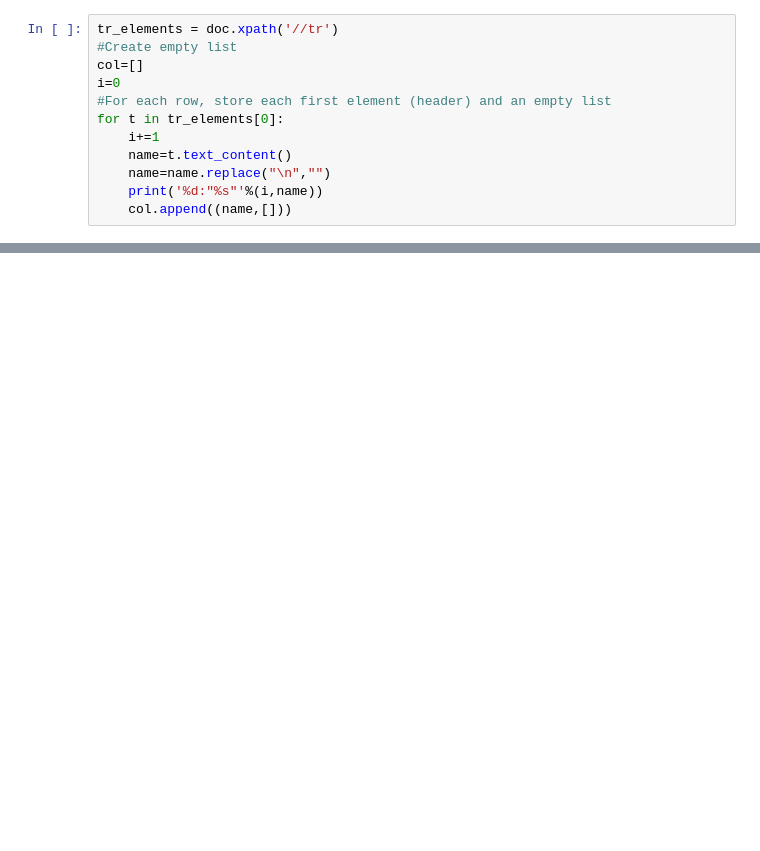
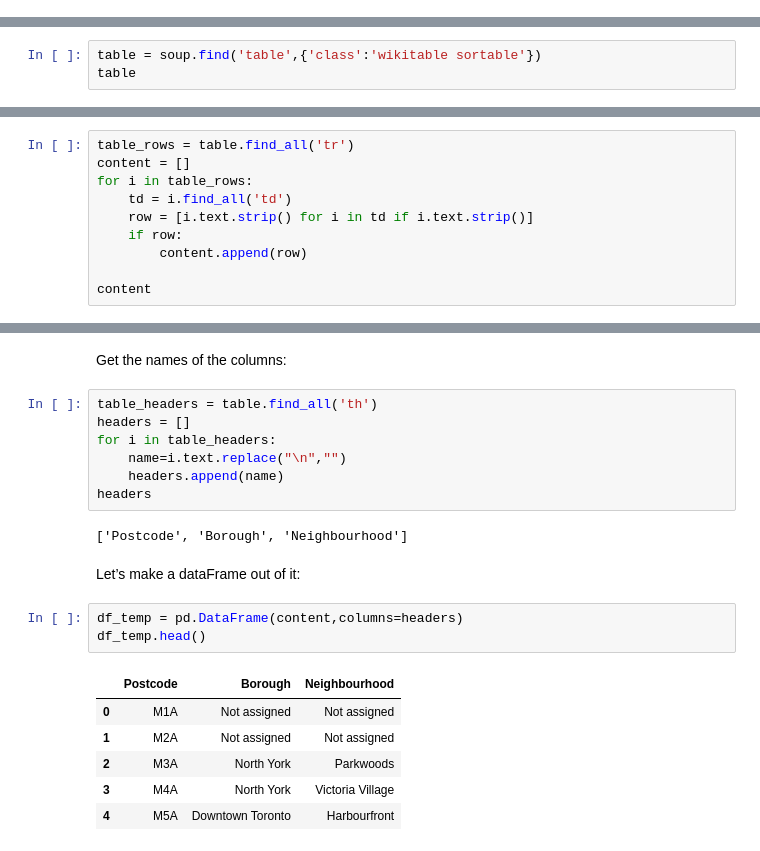
Before and after one commit to SteSa1987/coursera-ibm-capstone, a Jupyter notebook: Segmenting Toronto.ipynb, the cells around one changed output, grey strips where cells are left out. Saved outputs shown, nothing was run; the diff lists cells and outputs as text; blank space fills up the shorter version.

Commit message:
Finished first part of the assignment of week 3 in the Coursera course

```diff
--- a/Segmenting Toronto.ipynb
+++ b/Segmenting Toronto.ipynb
@@ -27,12 +15,0 @@ Parse the table header
-# %%
-tr_elements = doc.xpath('//tr')
-#Create empty list
-col=[]
-i=0
-#For each row, store each first element (header) and an empty list
-for t in tr_elements[0]:
-    i+=1
-    name=t.text_content()
-    name=name.replace("\n","")
-    print('%d:"%s"'%(i,name))
-    col.append((name,[]))
@@ -77,0 +40,3 @@ Let’s check the length of each column (should all be the same)
+# %%
+table = soup.find('table',{'class':'wikitable sortable'})
+table
@@ -77,0 +63,10 @@ Let’s check the length of each column (should all be the same)
+# %%
+table_rows = table.find_all('tr')
+content = []
+for i in table_rows:
+    td = i.find_all('td')
+    row = [i.text.strip() for i in td if i.text.strip()]
+    if row:
+        content.append(row)
+
+content
@@ -77,0 +91,23 @@ Let’s check the length of each column (should all be the same)
+# %% [markdown]
+Get the names of the columns:
+# %%
+table_headers = table.find_all('th')
+headers = []
+for i in table_headers:
+    name=i.text.replace("\n","")
+    headers.append(name)
+headers
+# %% [output]
+['Postcode', 'Borough', 'Neighbourhood']
+# %% [markdown]
+Let’s make a dataFrame out of it:
+# %%
+df_temp = pd.DataFrame(content,columns=headers)
+df_temp.head()
+# %% [output]
+|  | Postcode | Borough | Neighbourhood |
+| 0 | M1A | Not assigned | Not assigned |
+| 1 | M2A | Not assigned | Not assigned |
+| 2 | M3A | North York | Parkwoods |
+| 3 | M4A | North York | Victoria Village |
+| 4 | M5A | Downtown Toronto | Harbourfront |
```
Also changed, not shown: parts of 28 cells of this notebook.
